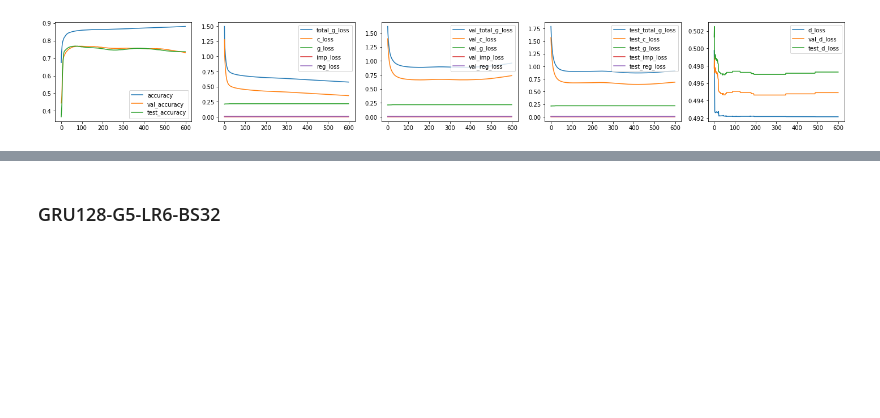
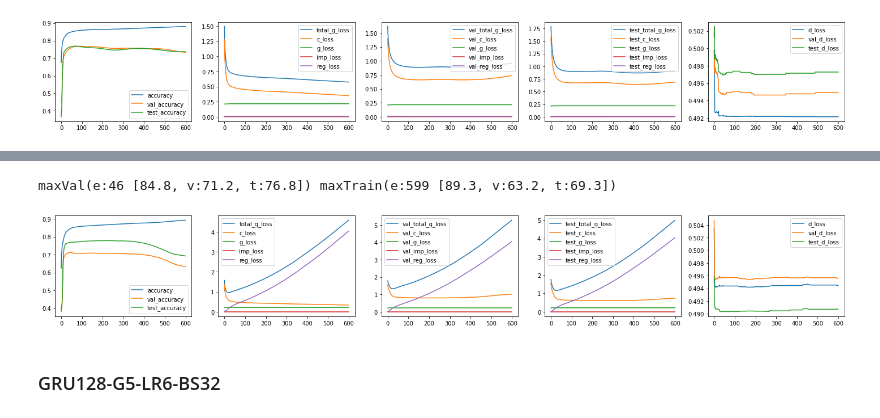
Before and after one commit to dnldsht/AJ-RNN, a Jupyter notebook: res.ipynb, the cells around one changed output, grey strips where cells are left out. Cells and saved outputs as stored; diff of their text form; code cells hidden in the pictures; blank space fills up the shorter version.

```diff
--- a/res.ipynb
+++ b/res.ipynb
@@ -88,3 +95,8 @@ maxVal(e:89 [85.8, v:76.8, t:76.6]) maxTrain(e:599 [88.1, v:73.1, t:73.6])
+# %%
+plot_all(get_metrics('results/week48/GRU128-G5-LR6-BS256-REG-DROP/seed89')) # imac
+# %% [output]
+maxVal(e:46 [84.8, v:71.2, t:76.8]) maxTrain(e:599 [89.3, v:63.2, t:69.3])
+[figure, added]
 # %% [markdown]
 ### GRU128-G5-LR6-BS32
 # %%
```
Also changed, not shown: parts of 3 cells of this notebook, 5 other files.
